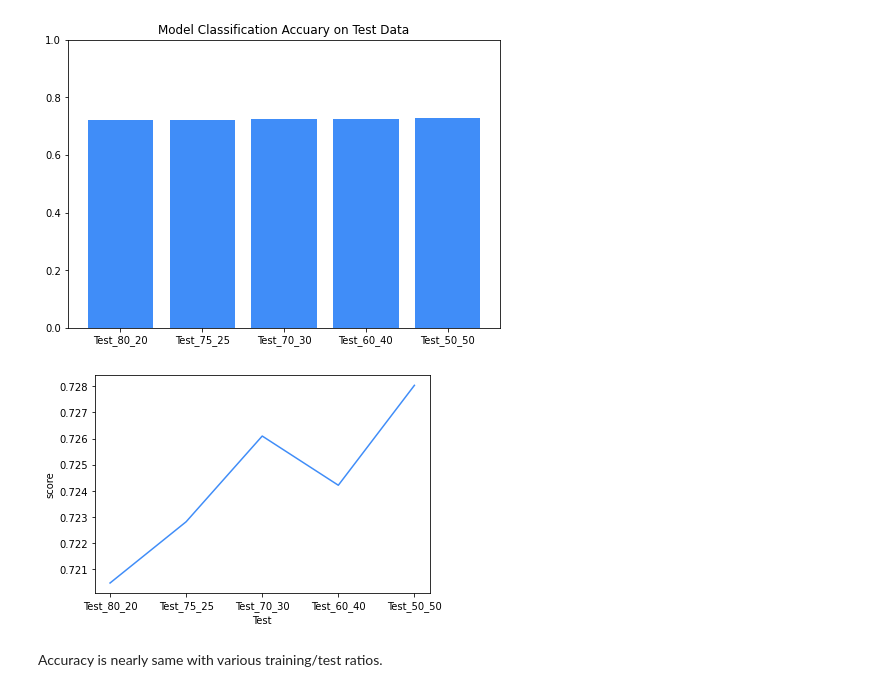
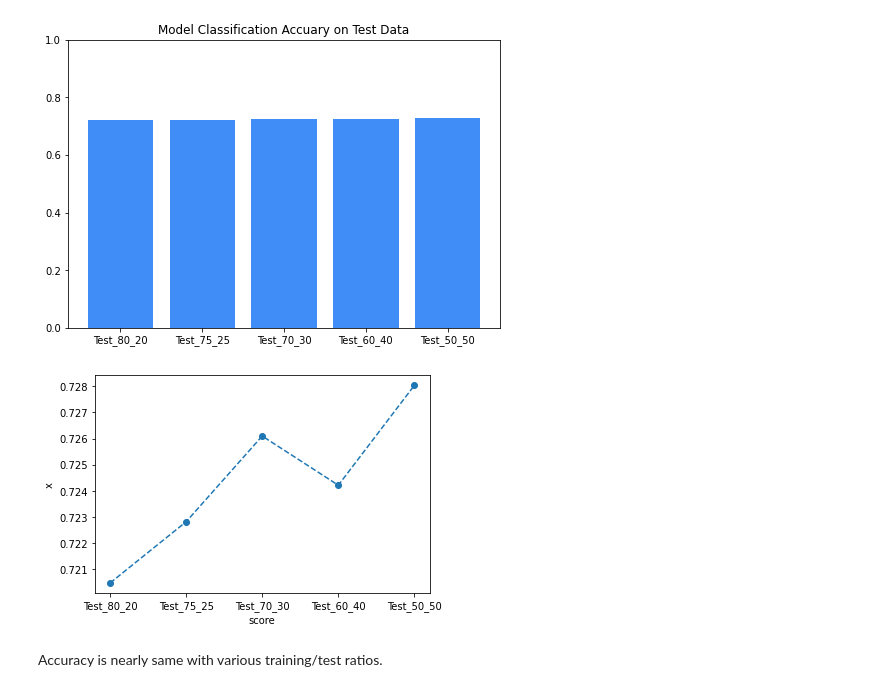
Before and after one commit to sg758253/IDS, a Jupyter notebook: HW5/Problem2_p.ipynb, the cells around one changed output. Cells and saved outputs as stored; diff of their text form; code cells hidden in the pictures.

```diff
--- a/HW5/Problem2_p.ipynb
+++ b/HW5/Problem2_p.ipynb
@@ -437,12 +437,12 @@ plt.show()
 # %% [output]
 [figure]
 # %%
-plt.plot(labels,scores,"#408df8")
-plt.xlabel("Test")
-plt.ylabel("score")
+plt.plot(labels,scores,"o--")
+plt.xlabel("score")
+plt.ylabel("x")
 plt.show()
 # %% [output]
-[figure, old version]
+[figure, new version]
 # %% [markdown]
 Accuracy is nearly same with various training/test ratios.
 # %% [markdown]
```
Also changed, not shown: parts of 1 cell of this notebook.
